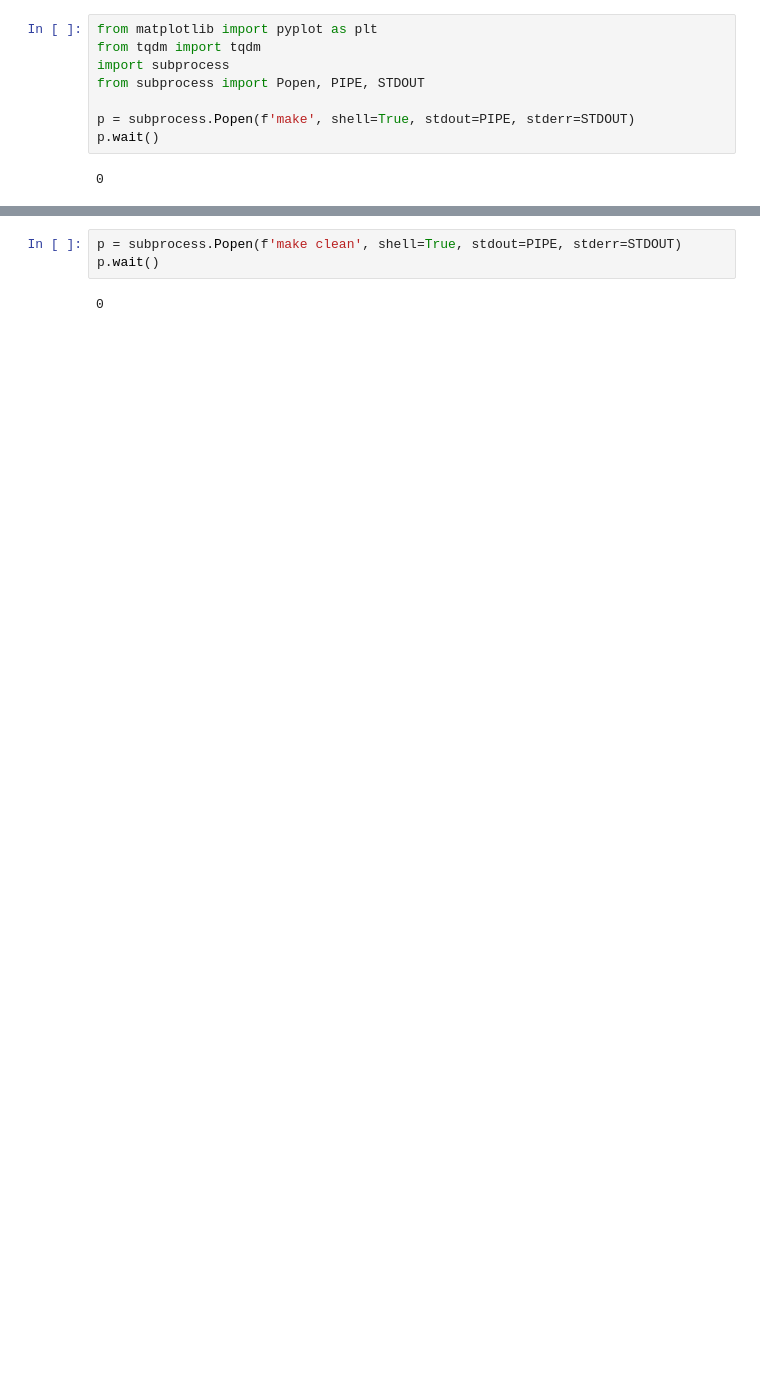
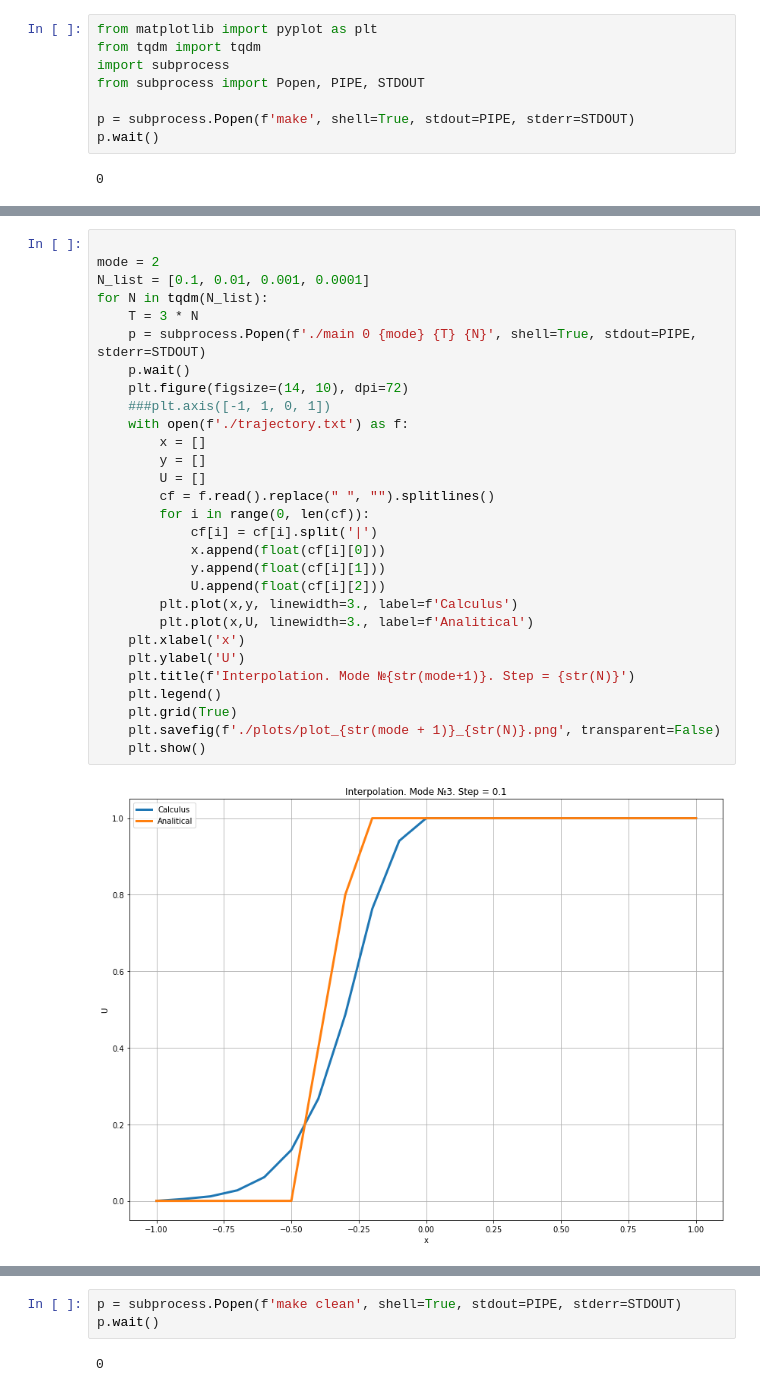
Before and after one commit to Nikatik/ChislMethodsThird, a Jupyter notebook: Graphs.ipynb, the cells around one changed output, grey strips where cells are left out. Cells and saved outputs as stored; diff of their text form; blank space fills up the shorter version.

```diff
--- a/Graphs.ipynb
+++ b/Graphs.ipynb
@@ -48,0 +79,31 @@ for mode in mode_list:
+# %%
+
+mode = 2
+N_list = [0.1, 0.01, 0.001, 0.0001]
+for N in tqdm(N_list):
+    T = 3 * N
+    p = subprocess.Popen(f'./main 0 {mode} {T} {N}', shell=True, stdout=PIPE, stderr=STDOUT)
+    p.wait()
+    plt.figure(figsize=(14, 10), dpi=72)
+    ###plt.axis([-1, 1, 0, 1])
+    with open(f'./trajectory.txt') as f:
+        x = []
+        y = []
+        U = []
+        cf = f.read().replace(" ", "").splitlines()
+        for i in range(0, len(cf)):
+            cf[i] = cf[i].split('|')
+            x.append(float(cf[i][0]))
+            y.append(float(cf[i][1]))
+            U.append(float(cf[i][2]))
+        plt.plot(x,y, linewidth=3., label=f'Calculus')
+        plt.plot(x,U, linewidth=3., label=f'Analitical')
+    plt.xlabel('x')
+    plt.ylabel('U')
+    plt.title(f'Interpolation. Mode №{str(mode+1)}. Step = {str(N)}')
+    plt.legend()
+    plt.grid(True)
+    plt.savefig(f'./plots/plot_{str(mode + 1)}_{str(N)}.png', transparent=False)
+    plt.show()
+# %% [output]
+[figure, added]
```
Also changed, not shown: parts of 3 cells of this notebook, 1 other file.
